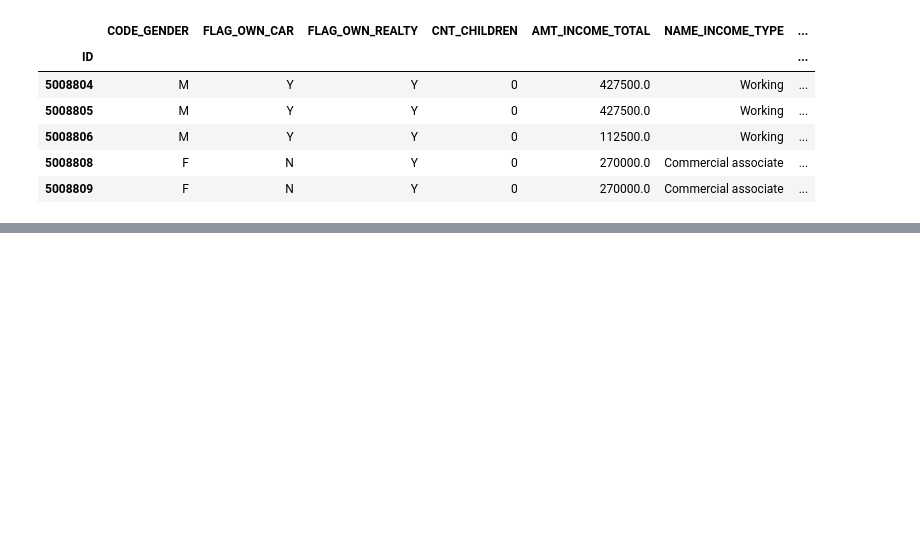
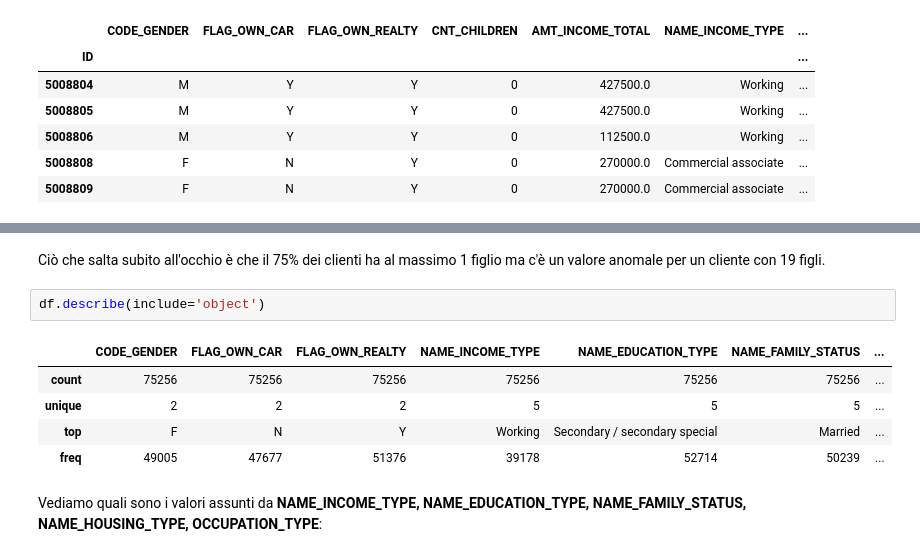
Before and after one commit to Giuseppe86-lab/Affidabilit-Creditizia, a Jupyter notebook: Affidabilita_creditizia.ipynb, the cells around one changed output, grey strips where cells are left out. Cells and saved outputs as stored; diff of their text form; blank space fills up the shorter version.

```diff
--- a/Affidabilita_creditizia.ipynb
+++ b/Affidabilita_creditizia.ipynb
@@ -55,0 +206,12 @@ L'obiettivo del progetto è sviluppare un **modello di machine learning** che pr
+# %% [markdown]
+Ciò che salta subito all'occhio è che il 75% dei clienti ha al massimo 1 figlio ma c'è un valore anomale per un cliente con 19 figli.
+# %%
+df.describe(include='object')
+# %% [output]
+|  | CODE_GENDER | FLAG_OWN_CAR | FLAG_OWN_REALTY | NAME_INCOME_TYPE | NAME_EDUCATION_TYPE | NAME_FAMILY_STATUS | ... |
+| count | 75256 | 75256 | 75256 | 75256 | 75256 | 75256 | ... |
+| unique | 2 | 2 | 2 | 5 | 5 | 5 | ... |
+| top | F | N | Y | Working | Secondary / secondary special | Married | ... |
+| freq | 49005 | 47677 | 51376 | 39178 | 52714 | 50239 | ... |
+# %% [markdown]
+Vediamo quali sono i valori assunti da **NAME_INCOME_TYPE, NAME_EDUCATION_TYPE, NAME_FAMILY_STATUS, NAME_HOUSING_TYPE, OCCUPATION_TYPE**:
```
Also changed, not shown: parts of 17 cells of this notebook.
